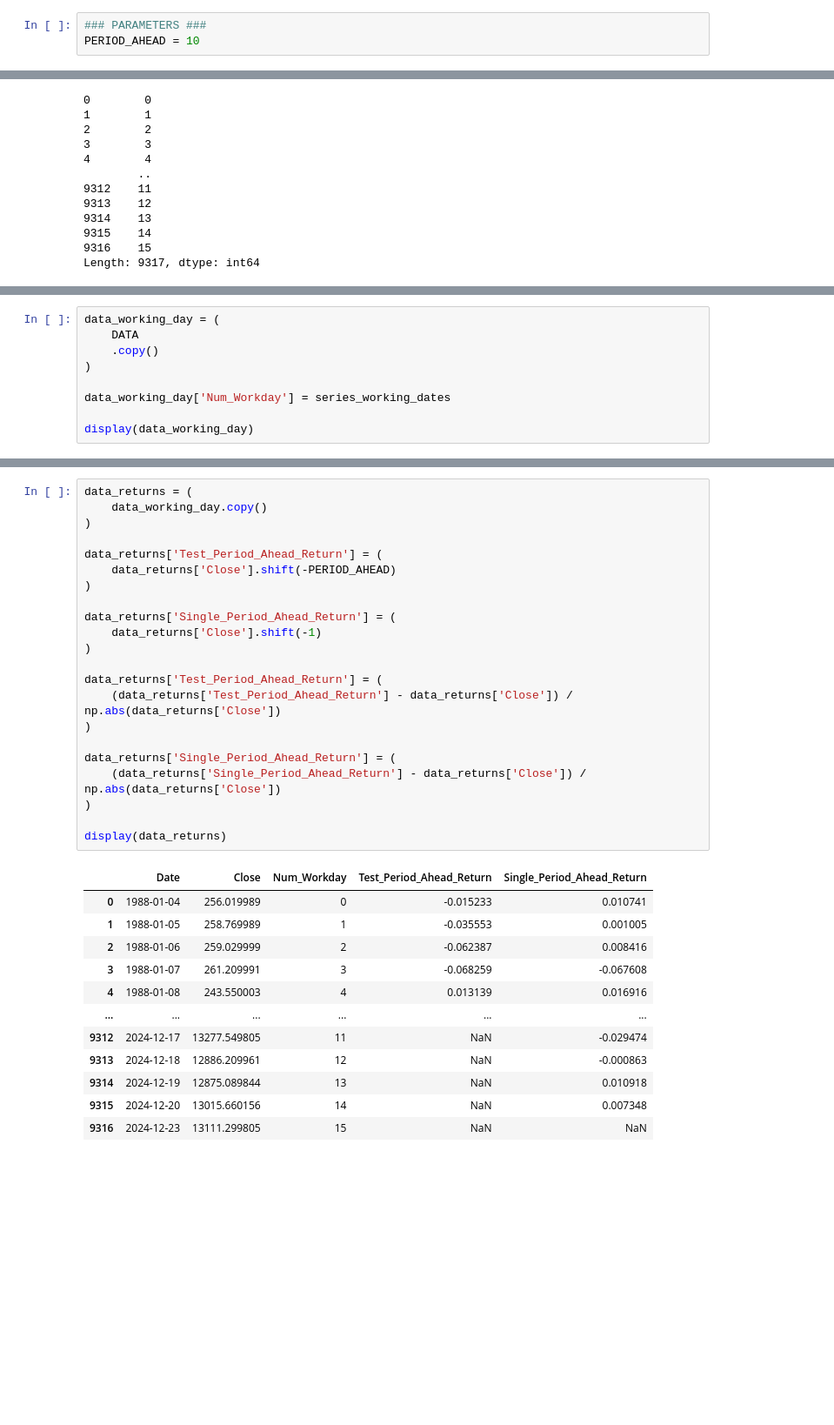
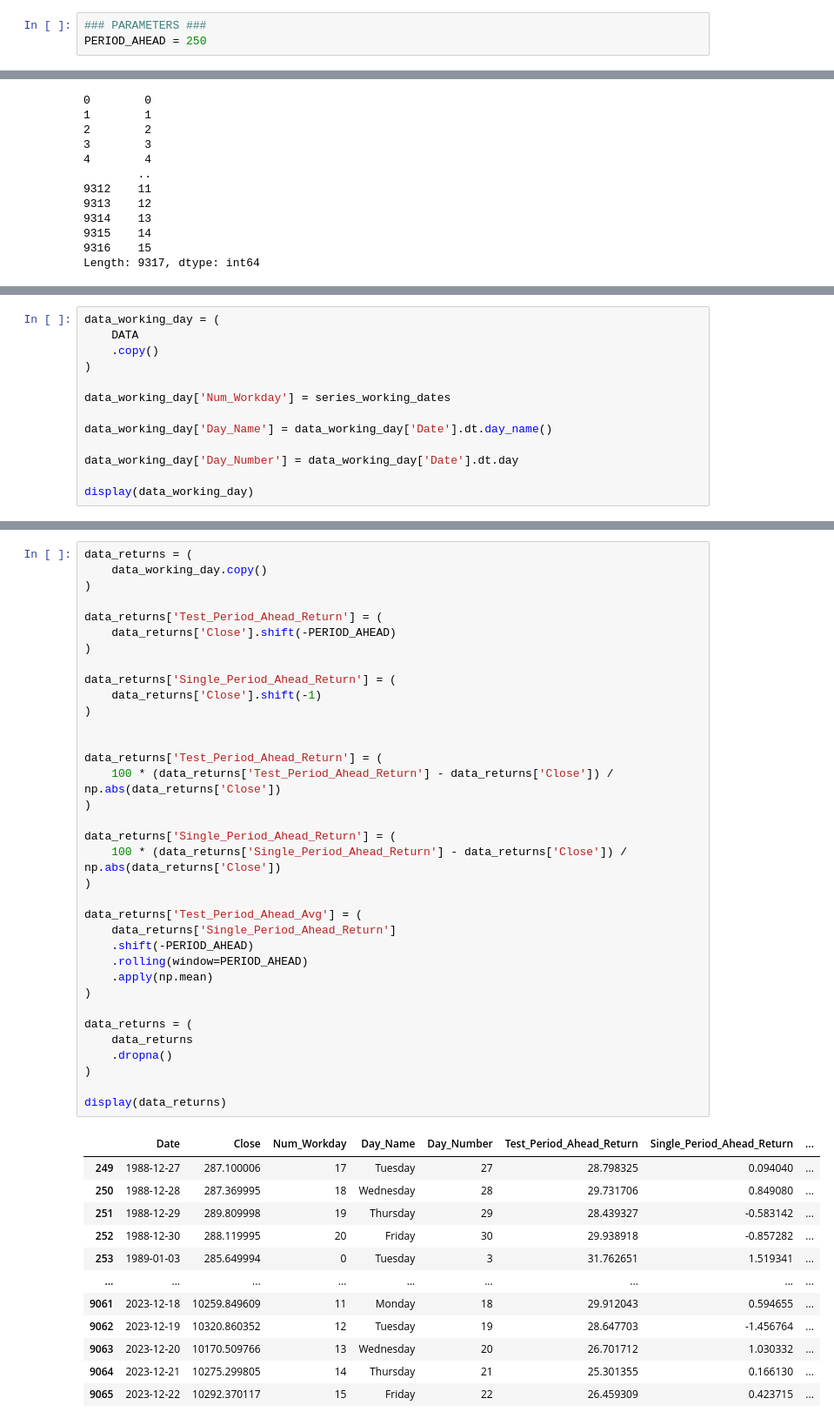
Before and after one commit to fabianbermana/seasonality_analysis, a Jupyter notebook: src/day_of_month.ipynb, the cells around one changed output, grey strips where cells are left out. Shown at 87% size. Saved outputs shown, nothing was run; the diff lists cells and outputs as text; blank space fills up the shorter version.

```diff
--- a/src/day_of_month.ipynb
+++ b/src/day_of_month.ipynb
@@ -3,7 +14,7 @@ import pandas as pd
 import numpy as np
 # %%
 ### PARAMETERS ###
-PERIOD_AHEAD = 10
+PERIOD_AHEAD = 250
 # %%
 DATA = (
     pd.read_csv('../data/SP500_TRI.csv')
@@ -81,5 +88,9 @@ data_working_day = (
 
 data_working_day['Num_Workday'] = series_working_dates
 
+data_working_day['Day_Name'] = data_working_day['Date'].dt.day_name()
+
+data_working_day['Day_Number'] = data_working_day['Date'].dt.day
+
 display(data_working_day)
 # %% [output]
@@ -99,35 +117,48 @@ display(data_working_day)
 # %%
 data_returns = (
     data_working_day.copy()
 )
 
 data_returns['Test_Period_Ahead_Return'] = (
     data_returns['Close'].shift(-PERIOD_AHEAD)
 )
 
 data_returns['Single_Period_Ahead_Return'] = (
     data_returns['Close'].shift(-1)
 )
 
+
 data_returns['Test_Period_Ahead_Return'] = (
-    (data_returns['Test_Period_Ahead_Return'] - data_returns['Close']) / np.abs(data_returns['Close'])
+    100 * (data_returns['Test_Period_Ahead_Return'] - data_returns['Close']) / np.abs(data_returns['Close'])
 )
 
 data_returns['Single_Period_Ahead_Return'] = (
-    (data_returns['Single_Period_Ahead_Return'] - data_returns['Close']) / np.abs(data_returns['Close'])
+    100 * (data_returns['Single_Period_Ahead_Return'] - data_returns['Close']) / np.abs(data_returns['Close'])
+)
+
+data_returns['Test_Period_Ahead_Avg'] = (
+    data_returns['Single_Period_Ahead_Return']
+    .shift(-PERIOD_AHEAD)
+    .rolling(window=PERIOD_AHEAD)
+    .apply(np.mean)
+)
+
+data_returns = (
+    data_returns
+    .dropna()
 )
 
 display(data_returns)
 # %% [output]
-|  | Date | Close | Num_Workday | Test_Period_Ahead_Return | Single_Period_Ahead_Return |
-| 0 | 1988-01-04 | 256.019989 | 0 | -0.015233 | 0.010741 |
-| 1 | 1988-01-05 | 258.769989 | 1 | -0.035553 | 0.001005 |
-| 2 | 1988-01-06 | 259.029999 | 2 | -0.062387 | 0.008416 |
-| 3 | 1988-01-07 | 261.209991 | 3 | -0.068259 | -0.067608 |
-| 4 | 1988-01-08 | 243.550003 | 4 | 0.013139 | 0.016916 |
-| ... | ... | ... | ... | ... | ... |
-| 9312 | 2024-12-17 | 13277.549805 | 11 | NaN | -0.029474 |
-| 9313 | 2024-12-18 | 12886.209961 | 12 | NaN | -0.000863 |
-| 9314 | 2024-12-19 | 12875.089844 | 13 | NaN | 0.010918 |
-| 9315 | 2024-12-20 | 13015.660156 | 14 | NaN | 0.007348 |
-| 9316 | 2024-12-23 | 13111.299805 | 15 | NaN | NaN |
+|  | Date | Close | Num_Workday | Day_Name | Day_Number | Test_Period_Ahead_Return | Single_Period_Ahead_Return | ... |
+| 249 | 1988-12-27 | 287.100006 | 17 | Tuesday | 27 | 28.798325 | 0.094040 | ... |
+| 250 | 1988-12-28 | 287.369995 | 18 | Wednesday | 28 | 29.731706 | 0.849080 | ... |
+| 251 | 1988-12-29 | 289.809998 | 19 | Thursday | 29 | 28.439327 | -0.583142 | ... |
+| 252 | 1988-12-30 | 288.119995 | 20 | Friday | 30 | 29.938918 | -0.857282 | ... |
+| 253 | 1989-01-03 | 285.649994 | 0 | Tuesday | 3 | 31.762651 | 1.519341 | ... |
+| ... | ... | ... | ... | ... | ... | ... | ... | ... |
+| 9061 | 2023-12-18 | 10259.849609 | 11 | Monday | 18 | 29.912043 | 0.594655 | ... |
+| 9062 | 2023-12-19 | 10320.860352 | 12 | Tuesday | 19 | 28.647703 | -1.456764 | ... |
+| 9063 | 2023-12-20 | 10170.509766 | 13 | Wednesday | 20 | 26.701712 | 1.030332 | ... |
+| 9064 | 2023-12-21 | 10275.299805 | 14 | Thursday | 21 | 25.301355 | 0.166130 | ... |
+| 9065 | 2023-12-22 | 10292.370117 | 15 | Friday | 22 | 26.459309 | 0.423715 | ... |
```
Also changed, not shown: parts of 14 cells of this notebook.
